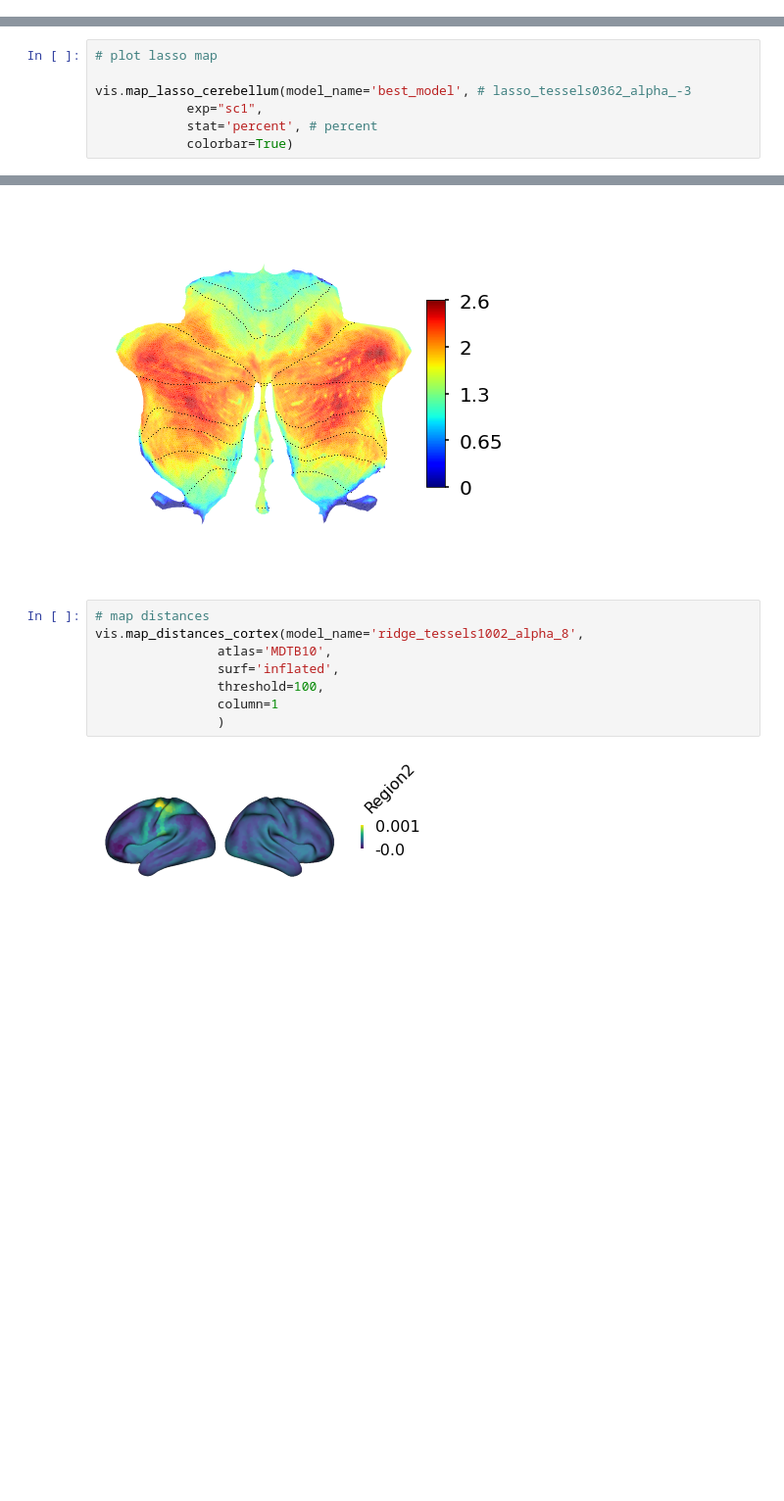
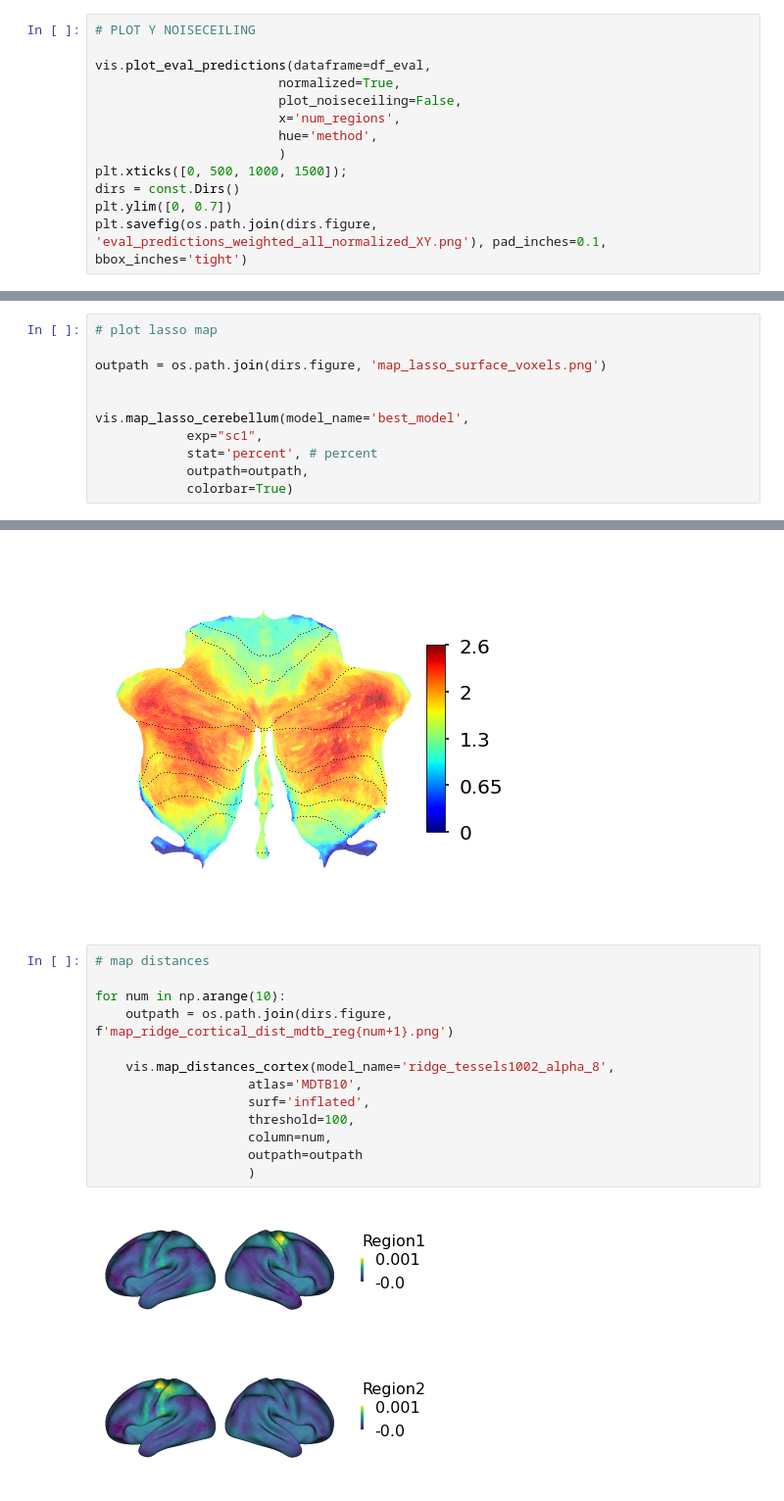
Before and after one commit to maedbhk/cerebellum_connectivity, a Jupyter notebook: notebooks/3.1-mk-models.ipynb, the cells around one changed output, grey strips where cells are left out. Shown at 98% size. Saved outputs shown, nothing was run; the diff lists cells and outputs as text; blank space fills up the shorter version.

```diff
--- a/notebooks/3.1-mk-models.ipynb
+++ b/notebooks/3.1-mk-models.ipynb
@@ -79,0 +111,13 @@ Ttest_relResult(statistic=-11.98240697960286, pvalue=2.2758495478027496e-11)
+# %%
+# PLOT Y NOISECEILING
+
+vis.plot_eval_predictions(dataframe=df_eval,
+                        normalized=True,
+                        plot_noiseceiling=False,
+                        x='num_regions',
+                        hue='method',
+                        )
+plt.xticks([0, 500, 1000, 1500]);
+dirs = const.Dirs()
+plt.ylim([0, 0.7])
+plt.savefig(os.path.join(dirs.figure, 'eval_predictions_weighted_all_normalized_XY.png'), pad_inches=0.1, bbox_inches='tight')
@@ -130,20 +222,30 @@ best model is WTA_tessels0042
 # %%
 # plot lasso map
 
-vis.map_lasso_cerebellum(model_name='best_model', # lasso_tessels0362_alpha_-3
+outpath = os.path.join(dirs.figure, 'map_lasso_surface_voxels.png')
+
+
+vis.map_lasso_cerebellum(model_name='best_model',
             exp="sc1",
             stat='percent', # percent
+            outpath=outpath,
             colorbar=True)
 # %% [output]
 best model is lasso_tessels0362_alpha_-3
 [figure]
 # %%
 # map distances
-vis.map_distances_cortex(model_name='ridge_tessels1002_alpha_8',
-                atlas='MDTB10',
-                surf='inflated',
-                threshold=100,
-                column=1
-                )
+
+for num in np.arange(10):
+    outpath = os.path.join(dirs.figure, f'map_ridge_cortical_dist_mdtb_reg{num+1}.png')
+
+    vis.map_distances_cortex(model_name='ridge_tessels1002_alpha_8',
+                    atlas='MDTB10',
+                    surf='inflated',
+                    threshold=100,
+                    column=num,
+                    outpath=outpath
+                    )
 # %% [output]
-[figure, old version]
+[figure, new version]
+[figure, added]
```
Also changed, not shown: parts of 16 cells of this notebook, 2 other files.
